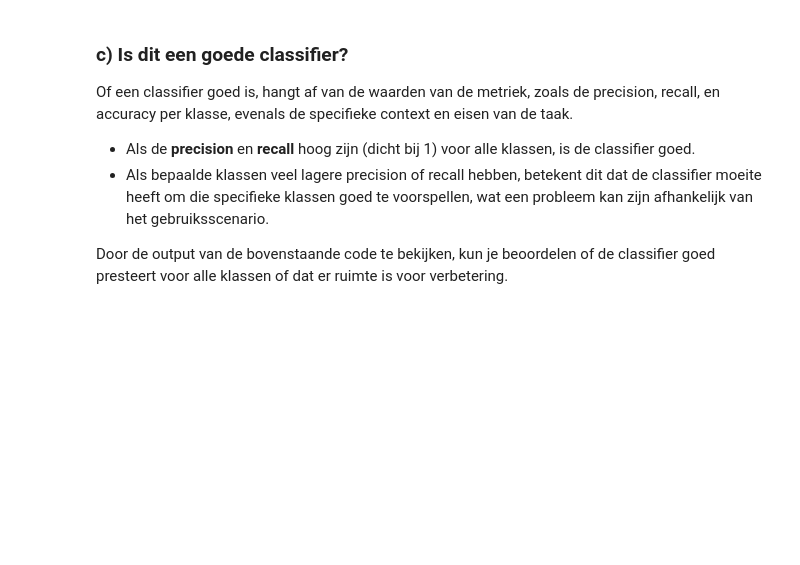
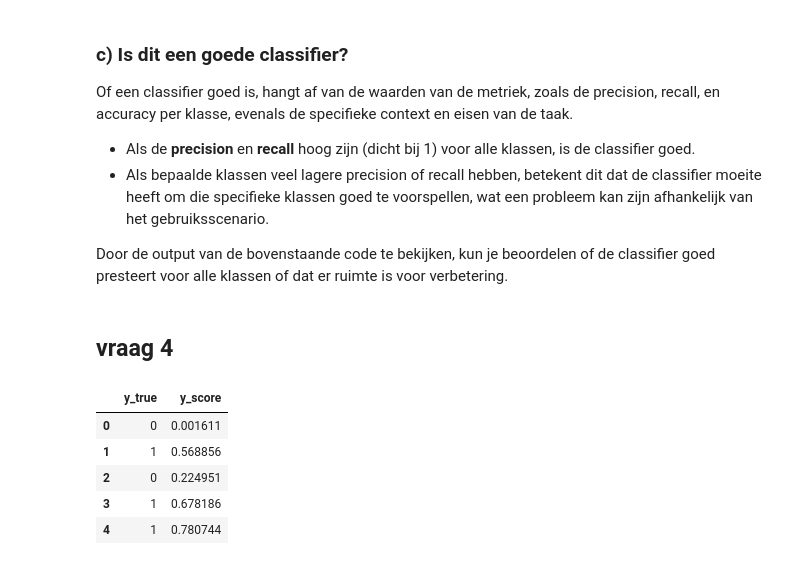
Before and after one commit to softtagz-sys/DataScience2, a Jupyter notebook: Oefeningen/6 - Evaluatiemetrieken.ipynb, the cells around one changed output. Cells and saved outputs as stored; diff of their text form; code cells hidden in the pictures; blank space fills up the shorter version.

```diff
--- a/Oefeningen/6 - Evaluatiemetrieken.ipynb
+++ b/Oefeningen/6 - Evaluatiemetrieken.ipynb
@@ -263,3 +278,15 @@ Of een classifier goed is, hangt af van de waarden van de metriek, zoals de prec
 - Als bepaalde klassen veel lagere precision of recall hebben, betekent dit dat de classifier moeite heeft om die specifieke klassen goed te voorspellen, wat een probleem kan zijn afhankelijk van het gebruiksscenario.
 
 Door de output van de bovenstaande code te bekijken, kun je beoordelen of de classifier goed presteert voor alle klassen of dat er ruimte is voor verbetering.
+# %% [markdown]
+## vraag 4
+# %%
+simpsons_roc1 = pd.read_csv('./data/simpsons_roc1.csv', delimiter=',')
+simpsons_roc1.head()
+# %% [output]
+|  | y_true | y_score |
+| 0 | 0 | 0.001611 |
+| 1 | 1 | 0.568856 |
+| 2 | 0 | 0.224951 |
+| 3 | 1 | 0.678186 |
+| 4 | 1 | 0.780744 |
```
Also changed, not shown: parts of 7 cells of this notebook, 4 other files.
